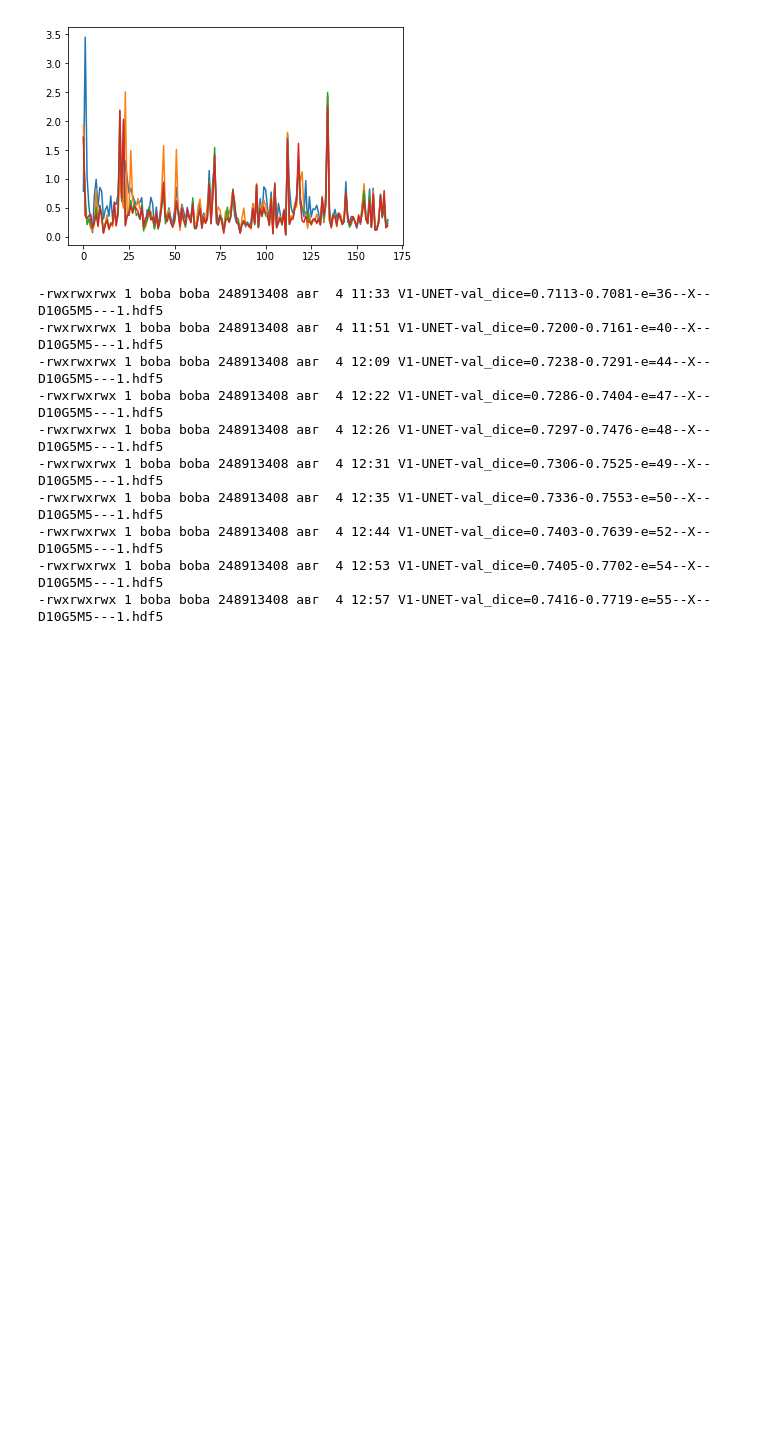
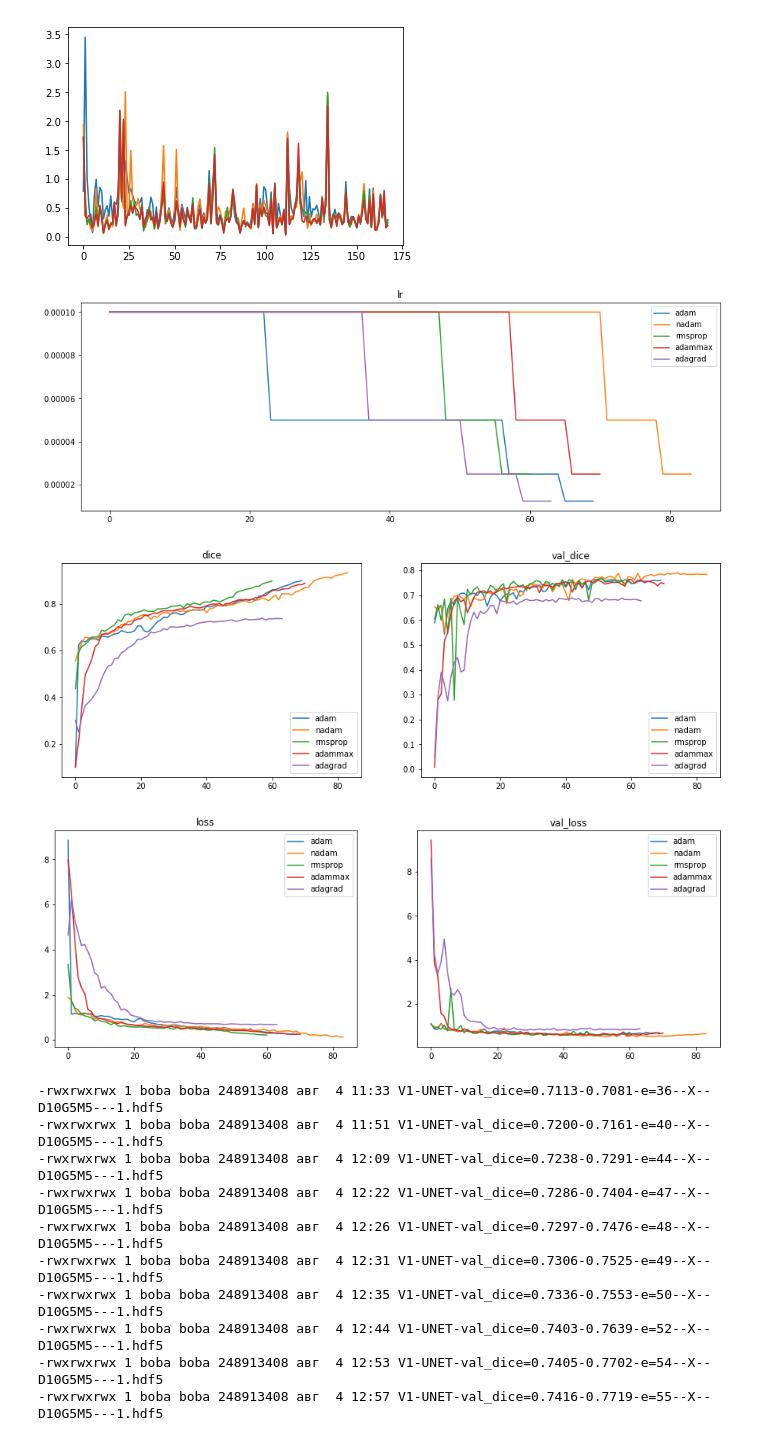
Before and after one commit to SorokinV/TopCoder-2017-07-Pathologic-Segmentation, a Jupyter notebook: Jupyter-Net/Konica-V1-UNet-KFold-Level-1-lossX.ipynb, the cells around one changed output. Saved outputs shown, nothing was run; the diff lists cells and outputs as text; code cells hidden in the pictures; blank space fills up the shorter version.

```diff
--- a/Jupyter-Net/Konica-V1-UNet-KFold-Level-1-lossX.ipynb
+++ b/Jupyter-Net/Konica-V1-UNet-KFold-Level-1-lossX.ipynb
@@ -542,3 +565,60 @@ plt.show(); plt.close()
+# %%
+plt.figure(figsize=(15,5))
+#plt.subplot(131)
+name='lr'
+plt.plot(np.array(histAdam.history[name]));
+plt.plot(np.array(histNadam.history[name]));
+plt.plot(np.array(histRMSProp.history[name]));
+plt.plot(np.array(histADAMax.history[name]));
+plt.plot(np.array(histADAgrad.history[name]));
+plt.title(name)
+plt.legend(['adam','nadam','rmsprop','adammax','adagrad'])
+plt.show()
+plt.figure(figsize=(15,5))
+plt.subplot(121)
+name='dice'
+plt.plot(np.array(histAdam.history[name]));
+plt.plot(np.array(histNadam.history[name]));
+plt.plot(np.array(histRMSProp.history[name]));
+plt.plot(np.array(histADAMax.history[name]));
+plt.plot(np.array(histADAgrad.history[name]));
+plt.title(name)
+plt.legend(['adam','nadam','rmsprop','adammax','adagrad'])
+plt.subplot(122)
+name='val_dice'
+plt.plot(np.array(histAdam.history[name]));
+plt.plot(np.array(histNadam.history[name]));
+plt.plot(np.array(histRMSProp.history[name]));
+plt.plot(np.array(histADAMax.history[name]));
+plt.plot(np.array(histADAgrad.history[name]));
+plt.title(name)
+plt.legend(['adam','nadam','rmsprop','adammax','adagrad'])
+plt.show()
+plt.figure(figsize=(15,5))
+plt.subplot(121)
+name='loss'
+plt.plot(np.array(histAdam.history[name]));
+plt.plot(np.array(histNadam.history[name]));
+plt.plot(np.array(histRMSProp.history[name]));
+plt.plot(np.array(histADAMax.history[name]));
+plt.plot(np.array(histADAgrad.history[name]));
+plt.title(name)
+plt.legend(['adam','nadam','rmsprop','adammax','adagrad'])
+plt.subplot(122)
+name='val_loss'
+plt.plot(np.array(histAdam.history[name]));
+plt.plot(np.array(histNadam.history[name]));
+plt.plot(np.array(histRMSProp.history[name]));
+plt.plot(np.array(histADAMax.history[name]));
+plt.plot(np.array(histADAgrad.history[name]));
+plt.title(name)
+plt.legend(['adam','nadam','rmsprop','adammax','adagrad'])
+plt.show()
+plt.close()
+# %% [output]
+[figure, added]
+[figure, added]
+[figure, added]
 # %%
 #!ls ../Temp/TempTempG5M5KFold -la | tail
 #!ls ../Temp/TempTempG5M5KFold10 -la | tail
```
Also changed, not shown: parts of 3 cells of this notebook.
